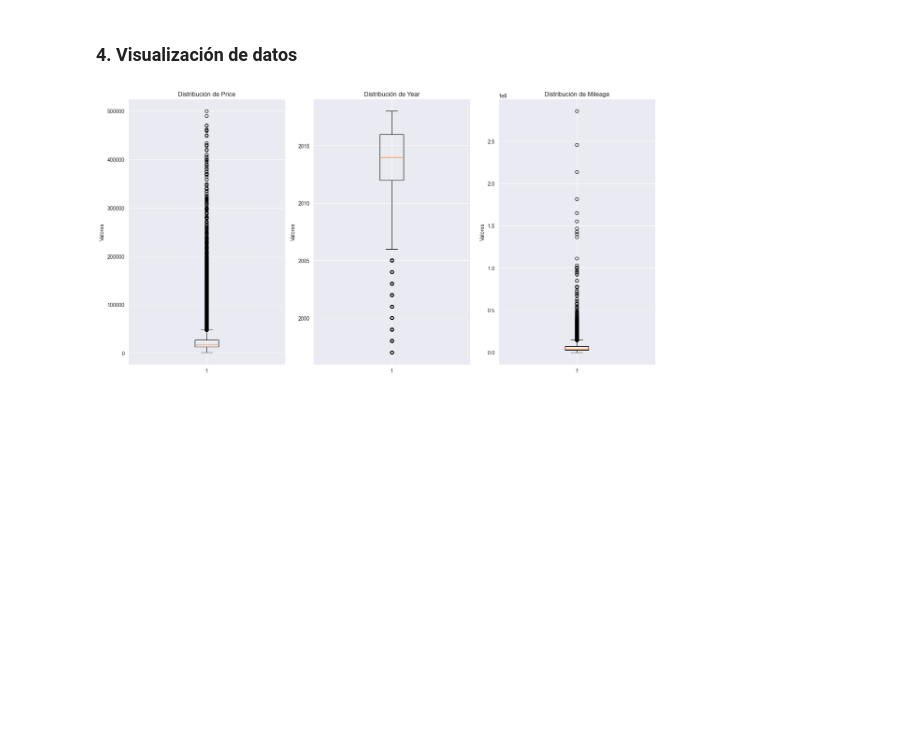
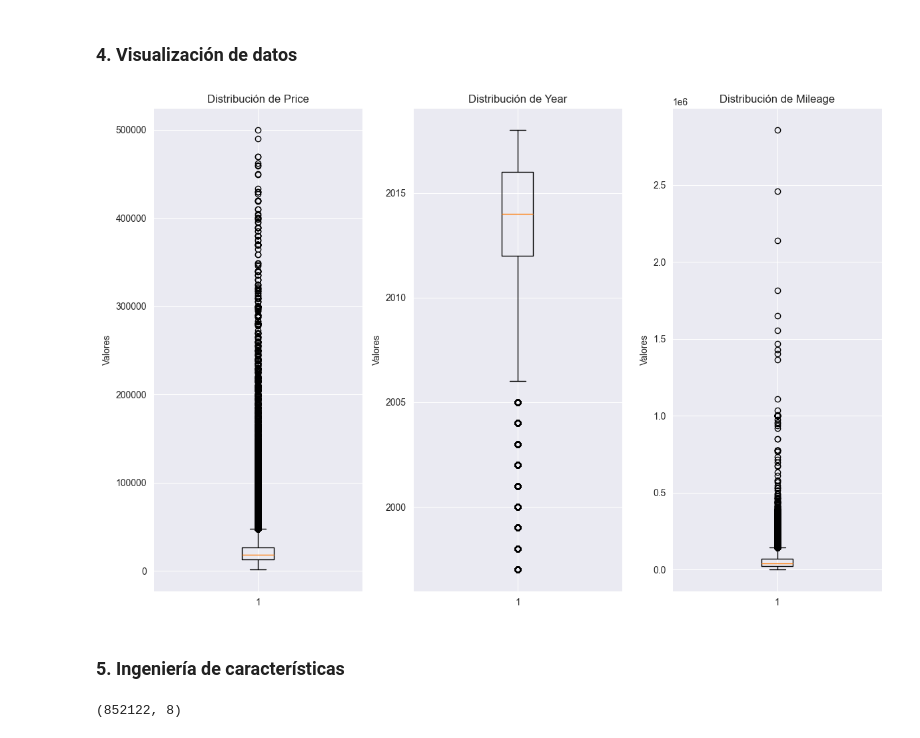
Before and after one commit to SamuehFDEZ/ProgramacionIA, a Jupyter notebook: UD4/PracticaPredicciondelpreciodeventadecochesdeocasion/coches.ipynb, the cells around one changed output. Cells and saved outputs as stored; diff of their text form; code cells hidden in the pictures; blank space fills up the shorter version.

```diff
--- a/UD4/PracticaPredicciondelpreciodeventadecochesdeocasion/coches.ipynb
+++ b/UD4/PracticaPredicciondelpreciodeventadecochesdeocasion/coches.ipynb
@@ -235,15 +235,21 @@ Name: count, Length: 2736, dtype: int64
 ### 4. Visualización de datos
 # %%
 categorias = ['Price', 'Year', 'Mileage']
-fig, axes = plt.subplots(nrows=2, ncols=4, figsize=(20, 15))
+fig, axes = plt.subplots(nrows=1, ncols=3, figsize=(12, 8))
 axes = axes.flatten()
 for i, var in enumerate(categorias):
  axes[i].boxplot(df[var])
  axes[i].set_title(f'Distribución de {var}')
  axes[i].set_ylabel('Valores')
 for j in range(len(categorias), len(axes)):
  axes[j].axis('off')
 plt.tight_layout()
 plt.show()
 # %% [output]
-[figure, old version]
+[figure, new version]
+# %% [markdown]
+### 5. Ingeniería de características
+# %%
+df.shape
+# %% [output]
+(852122, 8)
```
Also changed, not shown: parts of 5 cells of this notebook.
